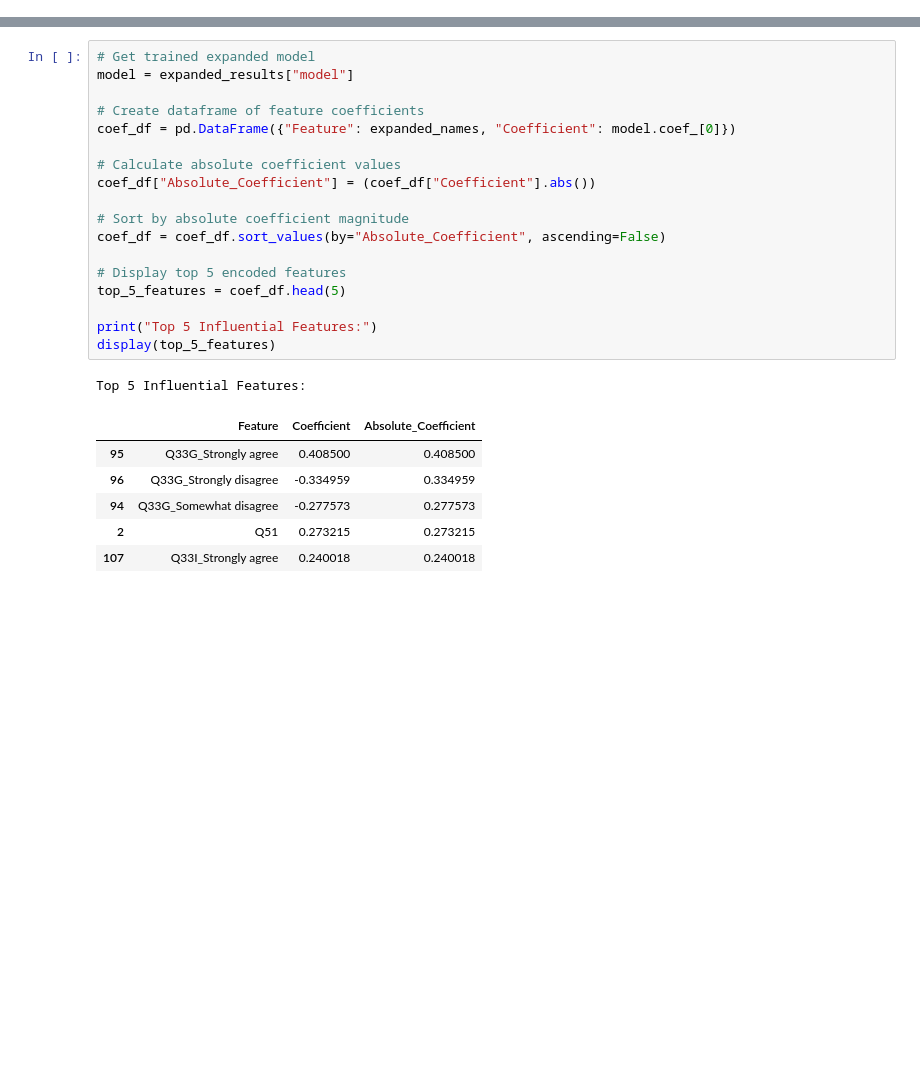
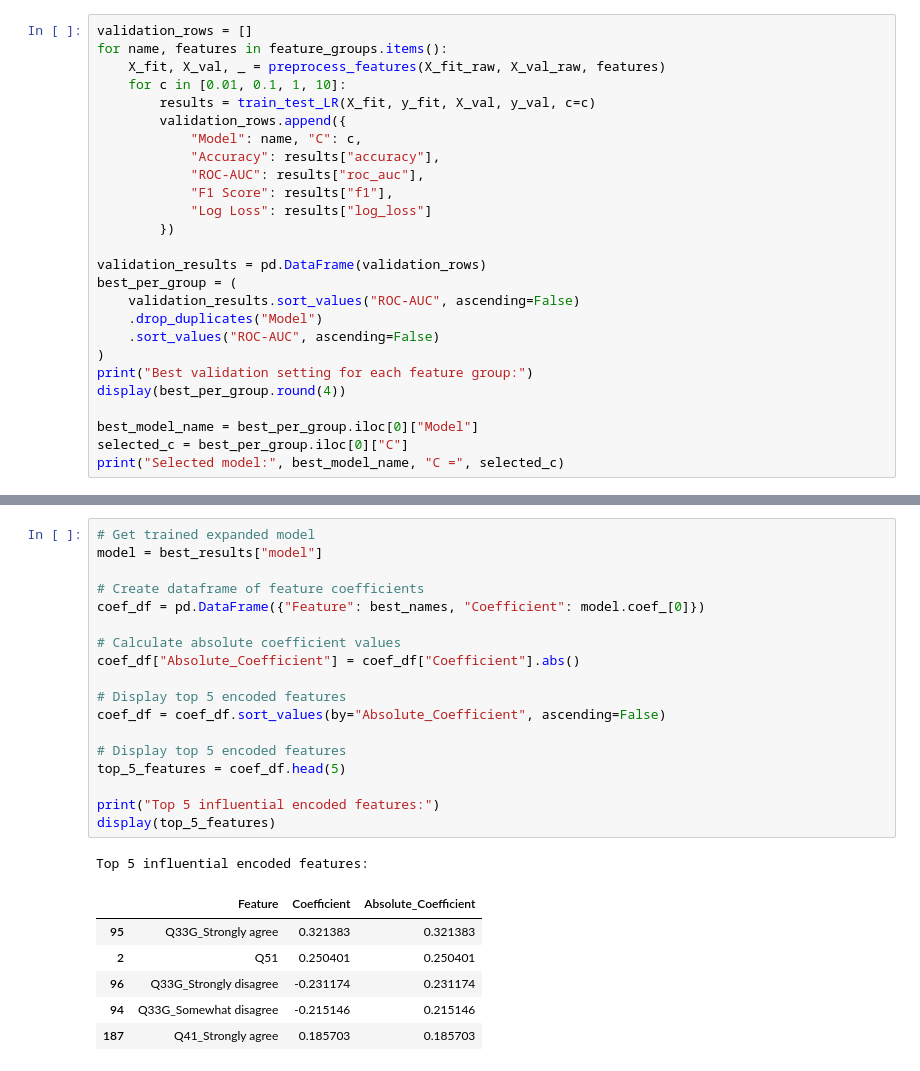
Before and after one commit to Break-Through-Tech/Swytch-2C-predicting-job-satisfaction-from-person-job-fit, a Jupyter notebook: notebooks/ajq_logistic_regression_model.ipynb, the cells around one changed output, grey strips where cells are left out. Cells and saved outputs as stored; diff of their text form; blank space fills up the shorter version.

```diff
--- a/notebooks/ajq_logistic_regression_model.ipynb
+++ b/notebooks/ajq_logistic_regression_model.ipynb
@@ -155,0 +301,26 @@ def preprocess_features(X_train_raw, X_test_raw, features):
+# %%
+validation_rows = []
+for name, features in feature_groups.items():
+    X_fit, X_val, _ = preprocess_features(X_fit_raw, X_val_raw, features)
+    for c in [0.01, 0.1, 1, 10]:
+        results = train_test_LR(X_fit, y_fit, X_val, y_val, c=c)
+        validation_rows.append({
+            "Model": name, "C": c,
+            "Accuracy": results["accuracy"],
+            "ROC-AUC": results["roc_auc"],
+            "F1 Score": results["f1"],
+            "Log Loss": results["log_loss"]
+        })
+
+validation_results = pd.DataFrame(validation_rows)
+best_per_group = (
+    validation_results.sort_values("ROC-AUC", ascending=False)
+    .drop_duplicates("Model")
+    .sort_values("ROC-AUC", ascending=False)
+)
+print("Best validation setting for each feature group:")
+display(best_per_group.round(4))
+
+best_model_name = best_per_group.iloc[0]["Model"]
+selected_c = best_per_group.iloc[0]["C"]
+print("Selected model:", best_model_name, "C =", selected_c)
@@ -250,26 +450,26 @@ plt.show()
 # %%
 # Get trained expanded model
-model = expanded_results["model"]
+model = best_results["model"]
 
 # Create dataframe of feature coefficients
-coef_df = pd.DataFrame({"Feature": expanded_names, "Coefficient": model.coef_[0]})
+coef_df = pd.DataFrame({"Feature": best_names, "Coefficient": model.coef_[0]})
 
 # Calculate absolute coefficient values
-coef_df["Absolute_Coefficient"] = (coef_df["Coefficient"].abs())
+coef_df["Absolute_Coefficient"] = coef_df["Coefficient"].abs()
 
-# Sort by absolute coefficient magnitude
+# Display top 5 encoded features
 coef_df = coef_df.sort_values(by="Absolute_Coefficient", ascending=False)
 
 # Display top 5 encoded features
 top_5_features = coef_df.head(5)
 
-print("Top 5 Influential Features:")
+print("Top 5 influential encoded features:")
 display(top_5_features)
 # %% [output]
-Top 5 Influential Features:
+Top 5 influential encoded features:
 |  | Feature | Coefficient | Absolute_Coefficient |
-| 95 | Q33G_Strongly agree | 0.408500 | 0.408500 |
-| 96 | Q33G_Strongly disagree | -0.334959 | 0.334959 |
-| 94 | Q33G_Somewhat disagree | -0.277573 | 0.277573 |
-| 2 | Q51 | 0.273215 | 0.273215 |
-| 107 | Q33I_Strongly agree | 0.240018 | 0.240018 |
+| 95 | Q33G_Strongly agree | 0.321383 | 0.321383 |
+| 2 | Q51 | 0.250401 | 0.250401 |
+| 96 | Q33G_Strongly disagree | -0.231174 | 0.231174 |
+| 94 | Q33G_Somewhat disagree | -0.215146 | 0.215146 |
+| 187 | Q41_Strongly agree | 0.185703 | 0.185703 |
```
Also changed, not shown: parts of 36 cells of this notebook.
